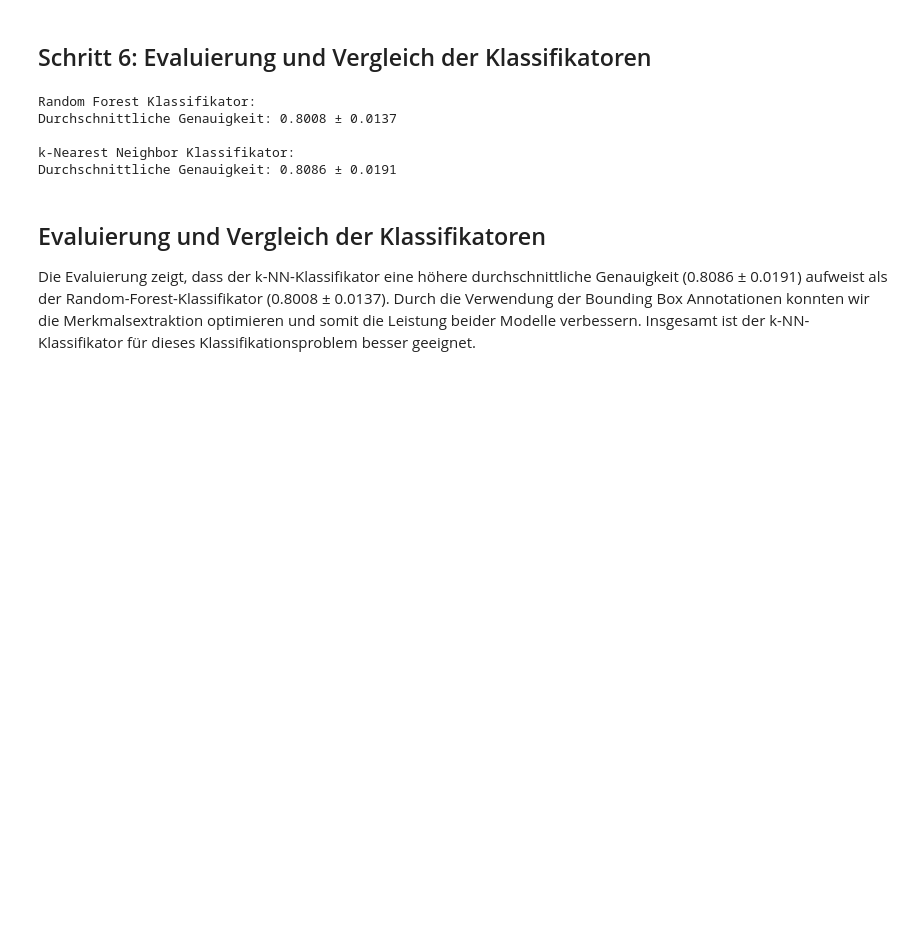
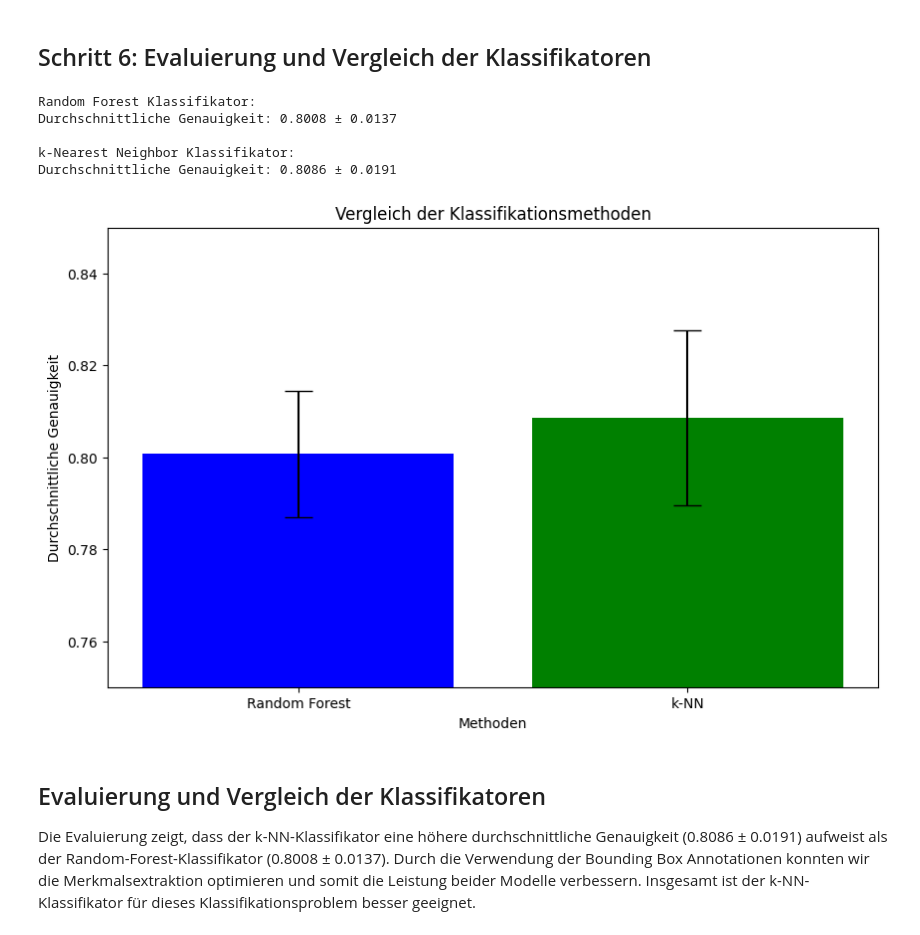
Before and after one commit to GreatKampfstern/ML, a Jupyter notebook: detectDogs.ipynb, the cells around one changed output. Drawn from its saved outputs; the diff is of its cells as text; code cells hidden in the pictures; blank space fills up the shorter version.

Commit message:
added plotting for forest and k-NN

```diff
--- a/detectDogs.ipynb
+++ b/detectDogs.ipynb
@@ -361,6 +361,24 @@ Durchschnittliche Genauigkeit: 0.8008 ± 0.0137
 
 k-Nearest Neighbor Klassifikator:
 Durchschnittliche Genauigkeit: 0.8086 ± 0.0191
+# %%
+import matplotlib.pyplot as plt
+
+# Daten für die Genauigkeiten und Standardabweichungen
+methods = ['Random Forest', 'k-NN']
+mean_accuracies = [mean_rf, mean_knn]
+std_accuracies = [std_rf, std_knn]
+
+# Erstellen des Barplots
+plt.figure(figsize=(10, 6))
+plt.bar(methods, mean_accuracies, yerr=std_accuracies, capsize=10, color=['blue', 'green'])
+plt.xlabel('Methoden')
+plt.ylabel('Durchschnittliche Genauigkeit')
+plt.title('Vergleich der Klassifikationsmethoden')
+plt.ylim(0.75, 0.85)
+plt.show()
+# %% [output]
+[figure, added]
 # %% [markdown]
 ## Evaluierung und Vergleich der Klassifikatoren
 
```
Also changed, not shown: parts of 2 cells of this notebook, 2 other files.
